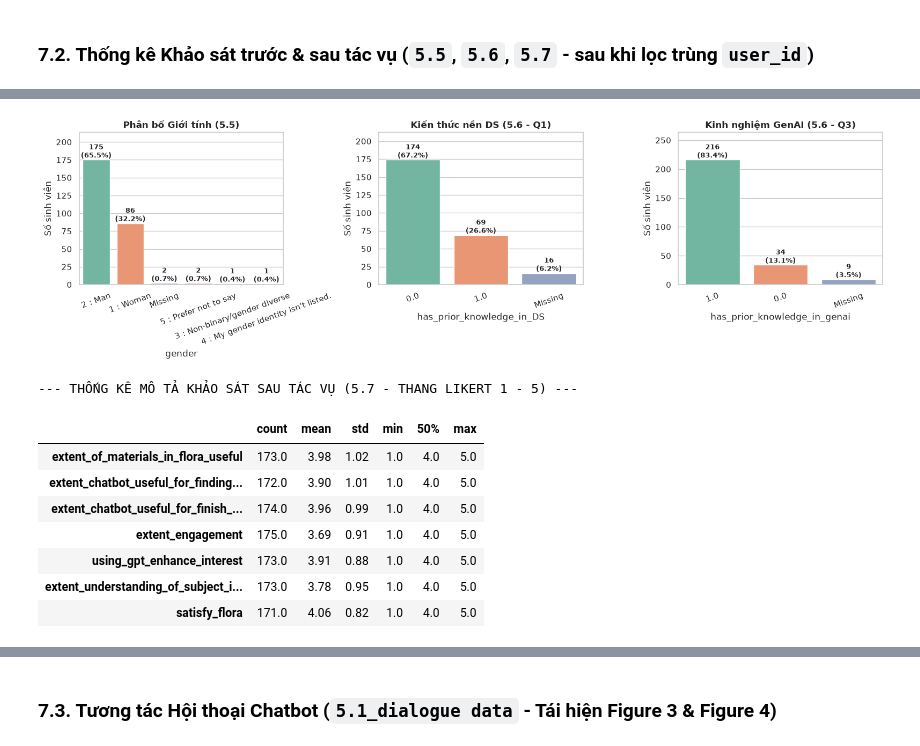
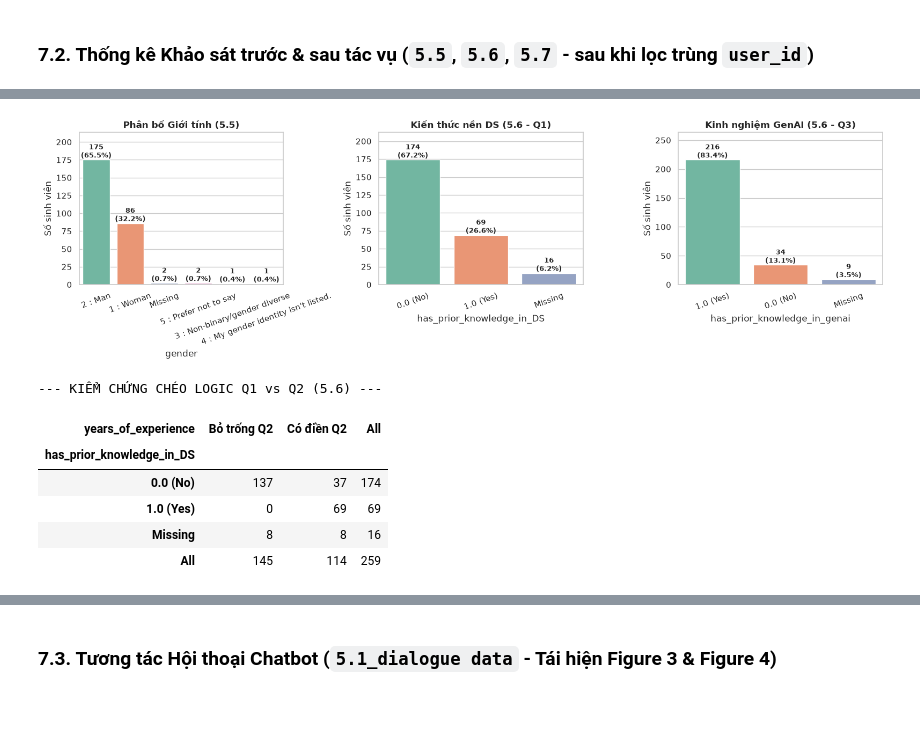
Before and after one commit to hhkc861/FLoRA_Data_Mining, a Jupyter notebook: FLoRa_Data_Analysis.ipynb, the cells around one changed output, grey strips where cells are left out. Saved outputs shown, nothing was run; the diff lists cells and outputs as text; code cells hidden in the pictures; blank space fills up the shorter version.

```diff
--- a/FLoRa_Data_Analysis.ipynb
+++ b/FLoRa_Data_Analysis.ipynb
@@ -894,25 +945,44 @@ print(f"- Số bài vượt quá giới hạn 1,000 từ theo đề bài: {(prop
 # %% [markdown]
 ### 7.2. Thống kê Khảo sát trước & sau tác vụ (`5.5`, `5.6`, `5.7` - sau khi lọc trùng `user_id`)
 # %%
-# Lọc trùng user_id giữ bản ghi mới nhất theo thời gian hoàn thành
-def dedup_survey(df):
+# Lọc trùng user_id giữ bản ghi mới nhất theo thời gian hoàn thành (kiểm tra NaT & khung thời gian)
+def dedup_survey(df, name=""):
     tmp = df.copy()
-    tmp['_dt'] = pd.to_datetime(tmp['response_time'], dayfirst=True, errors='coerce')
+    if pd.api.types.is_numeric_dtype(tmp['response_time']):
+        unit = 'ms' if tmp['response_time'].dropna().median() > 1e11 else 's'
+        tmp['_dt'] = pd.to_datetime(tmp['response_time'], unit=unit, errors='coerce')
+    else:
+        tmp['_dt'] = pd.to_datetime(tmp['response_time'], dayfirst=True, errors='coerce')
+    n_nat = tmp['_dt'].isna().sum()
+    if name:
+        print(f"  [Check response_time {name}] NaT = {n_nat}/{len(tmp)} | Min = {tmp['_dt'].min()} | Max = {tmp['_dt'].max()}")
     return tmp.sort_values('_dt').drop_duplicates('user_id', keep='last').drop(columns=['_dt'])
 
-pre_bio_clean  = dedup_survey(pre_bio)
-pre_know_clean = dedup_survey(pre_know)
-post_clean     = dedup_survey(post_survey)
-
+print("--- KIỂM TRA PARSE response_time & LỌC TRÙNG KHẢO SÁT ---")
+pre_bio_clean  = dedup_survey(pre_bio, "5.5")
+pre_know_clean = dedup_survey(pre_know, "5.6")
+post_clean     = dedup_survey(post_survey, "5.7")
 print(f"Sau khi lọc trùng: 5.5 = {len(pre_bio_clean)} SV | 5.6 = {len(pre_know_clean)} SV | 5.7 = {len(post_clean)} SV")
 
-# Biểu đồ Giới tính (5.5) & Kiến thức nền DS/GenAI (5.6)
+def map_binary_yes_no(series):
+    def _conv(v):
+        if pd.isna(v):
+            return 'Missing'
+        s = str(v).strip().lower()
+        if s in {'1', '1.0', 'yes'} or s.startswith('1 :'):
+            return '1.0 (Yes)'
+        if s in {'0', '0.0', 'no'} or s.startswith('0 :') or s.startswith('2 :'):
+            return '0.0 (No)'
+        return str(v).strip()
+    return series.apply(_conv)
+
+# Biểu đồ Giới tính (5.5) & Kiến thức nền DS/GenAI (5.6 - đã gắn nhãn Yes/No)
 fig, axes = plt.subplots(1, 3, figsize=(16, 4.8))
 
 for ax, (series, title) in zip(axes, [
     (pre_bio_clean['gender'].fillna('Missing'), 'Phân bố Giới tính (5.5)'),
-    (pre_know_clean['has_prior_knowledge_in_DS'].fillna('Missing'), 'Kiến thức nền DS (5.6 - Q1)'),
-    (pre_know_clean['has_prior_knowledge_in_genai'].fillna('Missing'), 'Kinh nghiệm GenAI (5.6 - Q3)')
+    (map_binary_yes_no(pre_know_clean['has_prior_knowledge_in_DS']), 'Kiến thức nền DS (5.6 - Q1)'),
+    (map_binary_yes_no(pre_know_clean['has_prior_knowledge_in_genai']), 'Kinh nghiệm GenAI (5.6 - Q3)')
 ]):
     vc = series.value_counts()
     sns.barplot(x=vc.index, y=vc.values, palette='Set2', ax=ax)
@@ -928,6 +998,13 @@ for ax, (series, title) in zip(axes, [
 
 plt.tight_layout()
 plt.show()
+
+# Kiểm chứng chéo logic điều kiện Q1 -> Q2 trong 5.6
+q1_mapped = map_binary_yes_no(pre_know_clean['has_prior_knowledge_in_DS'])
+q2_num = pd.to_numeric(pre_know_clean['years_of_experience'], errors='coerce')
+print("\n--- KIỂM CHỨNG CHÉO LOGIC Q1 vs Q2 (5.6) ---")
+display(pd.crosstab(q1_mapped, q2_num.notna().map({True: 'Có điền Q2', False: 'Bỏ trống Q2'}), margins=True))
+print(f"- Số SV chọn Q1 = '0.0 (No)' nhưng vẫn nhập Q2 = 0: {((q1_mapped == '0.0 (No)') & (q2_num == 0)).sum()}")
 
 # Thống kê mô tả các thang đo Likert ở Khảo sát sau tác vụ (5.7)
 likert_cols = [
@@ -961,7 +1038,8 @@ pre_know_clean['familiar_genai_num'] = parse_likert(pre_know_clean['extent_of_fa
 print("\n--- THỐNG KÊ BIẾN SỐ HỌC TẬP & NỀN TẢNG (5.5 & 5.6) ---")
 display(pd.DataFrame({
     'Tuổi (5.5)': pre_bio_clean['age_num'].describe(),
-    'Số năm KN Data Science (5.6, Q1=Yes)': pre_know_clean['years_exp_num'].describe(),
+    'Số năm KN Data Science (5.6, gồm cả Q1=No nếu nhập)': pre_know_clean['years_exp_num'].describe(),
+    'Số năm KN DS (chỉ tính Q1=1.0 Yes)': pre_know_clean.loc[q1_mapped == '1.0 (Yes)', 'years_exp_num'].describe(),
     'Mức độ quen thuộc GenAI 1–5 (5.6, Q3=Yes)': pre_know_clean['familiar_genai_num'].describe()
 }).round(2).T[['count', 'mean', 'std', 'min', '50%', 'max']])
 
@@ -971,6 +1049,15 @@ display(pre_bio_clean['degree'].fillna('Missing').value_counts().to_frame('Số
 print("- Top 5 ngôn ngữ mẹ đẻ (mother_tongue - 5.5, đã chuẩn hóa chữ hoa/thường):")
 display(pre_bio_clean['mother_tongue'].fillna('Missing').astype(str).str.strip().str.title().value_counts().head(5).to_frame('Số SV'))
 
-print("- Top 5 chuyên ngành (major - 5.5, đã chuẩn hóa chữ hoa/thường):")
-display(pre_bio_clean['major'].fillna('Missing').astype(str).str.strip().str.title().value_counts().head(5).to_frame('Số SV'))
+print("- Top 5 chuyên ngành (major - 5.5, đã chuẩn hóa & gộp số ít/số nhiều):")
+major_clean = (
+    pre_bio_clean['major']
+    .fillna('Missing')
+    .astype(str).str.strip().str.title()
+    .replace({
+        'Business Information System': 'Business Information Systems',
+        'Computer Sciences': 'Computer Science',
+    })
+)
+display(major_clean.value_counts().head(5).to_frame('Số SV'))
 # %% [output]
@@ -977,11 +1068,9 @@ display(pre_bio_clean['major'].fillna('Missing').astype(str).str.strip().str.tit
 Sau khi lọc trùng: 5.5 = 267 SV | 5.6 = 259 SV | 5.7 = 176 SV
-[figure, old version]
+[figure, new version]
---- THỐNG KÊ MÔ TẢ KHẢO SÁT SAU TÁC VỤ (5.7 - THANG LIKERT 1 - 5) ---
+--- KIỂM CHỨNG CHÉO LOGIC Q1 vs Q2 (5.6) ---
-|  | count | mean | std | min | 50% | max |
-| extent_of_materials_in_flora_useful | 173.0 | 3.98 | 1.02 | 1.0 | 4.0 | 5.0 |
-| extent_chatbot_useful_for_finding... | 172.0 | 3.90 | 1.01 | 1.0 | 4.0 | 5.0 |
-| extent_chatbot_useful_for_finish_... | 174.0 | 3.96 | 0.99 | 1.0 | 4.0 | 5.0 |
-| extent_engagement | 175.0 | 3.69 | 0.91 | 1.0 | 4.0 | 5.0 |
-| using_gpt_enhance_interest | 173.0 | 3.91 | 0.88 | 1.0 | 4.0 | 5.0 |
-| extent_understanding_of_subject_i... | 173.0 | 3.78 | 0.95 | 1.0 | 4.0 | 5.0 |
-| satisfy_flora | 171.0 | 4.06 | 0.82 | 1.0 | 4.0 | 5.0 |
+| years_of_experience | Bỏ trống Q2 | Có điền Q2 | All |
+| has_prior_knowledge_in_DS |  |  |  |
+| 0.0 (No) | 137 | 37 | 174 |
+| 1.0 (Yes) | 0 | 69 | 69 |
+| Missing | 8 | 8 | 16 |
+| All | 145 | 114 | 259 |
```
Also changed, not shown: parts of 12 cells of this notebook.
